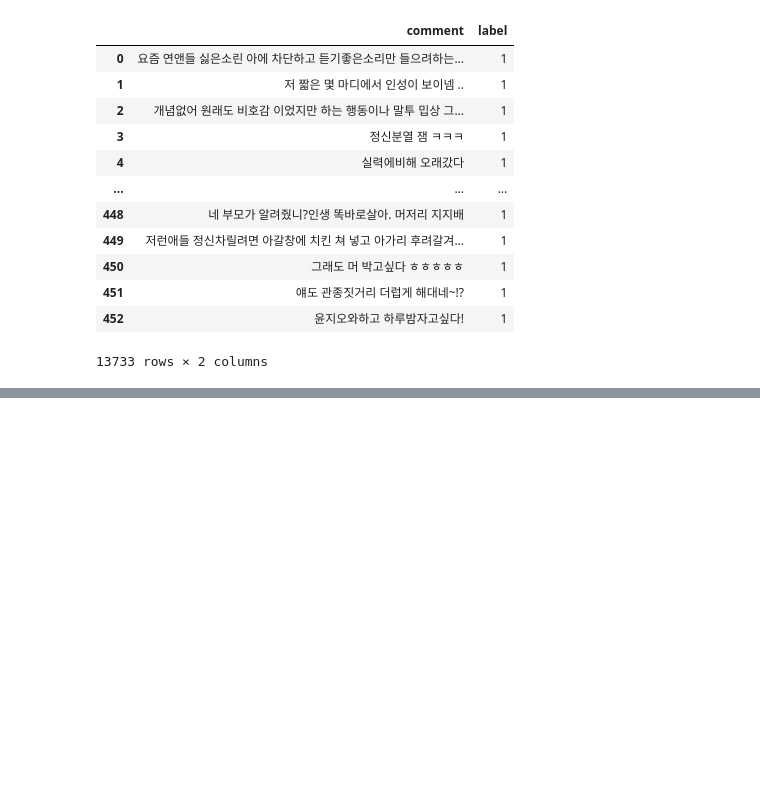
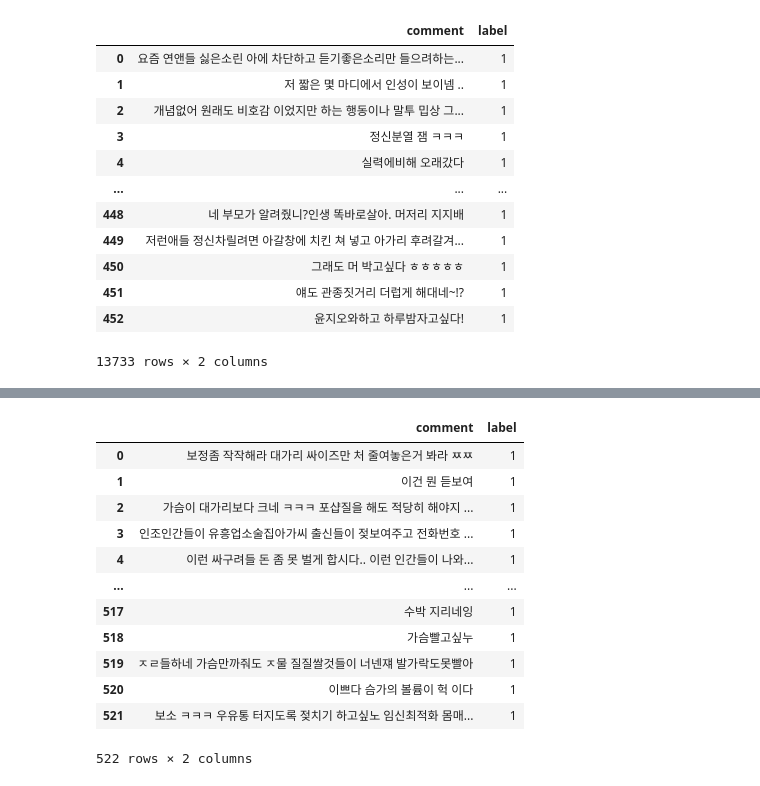
Before and after one commit to sooyeon-go/grad_project, a Jupyter notebook: comment_crawling_r/comment2_csv.ipynb, the cells around one changed output, grey strips where cells are left out. Saved outputs shown, nothing was run; the diff lists cells and outputs as text; code cells hidden in the pictures; blank space fills up the shorter version.

```diff
--- a/comment_crawling_r/comment2_csv.ipynb
+++ b/comment_crawling_r/comment2_csv.ipynb
@@ -1007,0 +1032,17 @@ fi15
+# %%
+dic17 = pd.read_csv('n_comment24_csv.csv',encoding = 'cp949')
+dic17
+# %% [output]
+|  | comment | label |
+| 0 | 보정좀 작작해라 대가리 싸이즈만 처 줄여놓은거 봐라 ㅉㅉ | 1 |
+| 1 | 이건 뭔 듣보여 | 1 |
+| 2 | 가슴이 대가리보다 크네 ㅋㅋㅋ 포샵질을 해도 적당히 해야지 ... | 1 |
+| 3 | 인조인간들이 유흥업소술집아가씨 출신들이 젖보여주고 전화번호 ... | 1 |
+| 4 | 이런 싸구려들 돈 좀 못 벌게 합시다.. 이런 인간들이 나와... | 1 |
+| ... | ... | ... |
+| 517 | 수박 지리네잉 | 1 |
+| 518 | 가슴빨고싶누 | 1 |
+| 519 | ㅈㄹ들하네 가슴만까줘도 ㅈ물 질질쌀것들이 너넨쟤 발가락도못빨아 | 1 |
+| 520 | 이쁘다 슴가의 볼륨이 헉 이다 | 1 |
+| 521 | 보소 ㅋㅋㅋ 우유통 터지도록 젖치기 하고싶노 임신최적화 몸매... | 1 |
+522 rows × 2 columns
```
Also changed, not shown: parts of 3 cells of this notebook.
